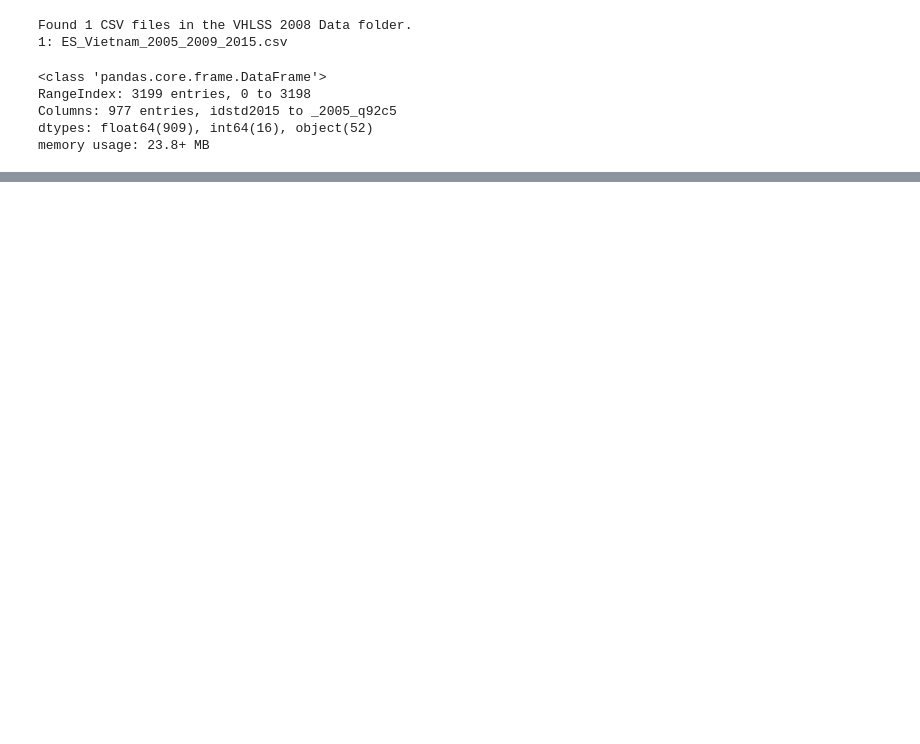
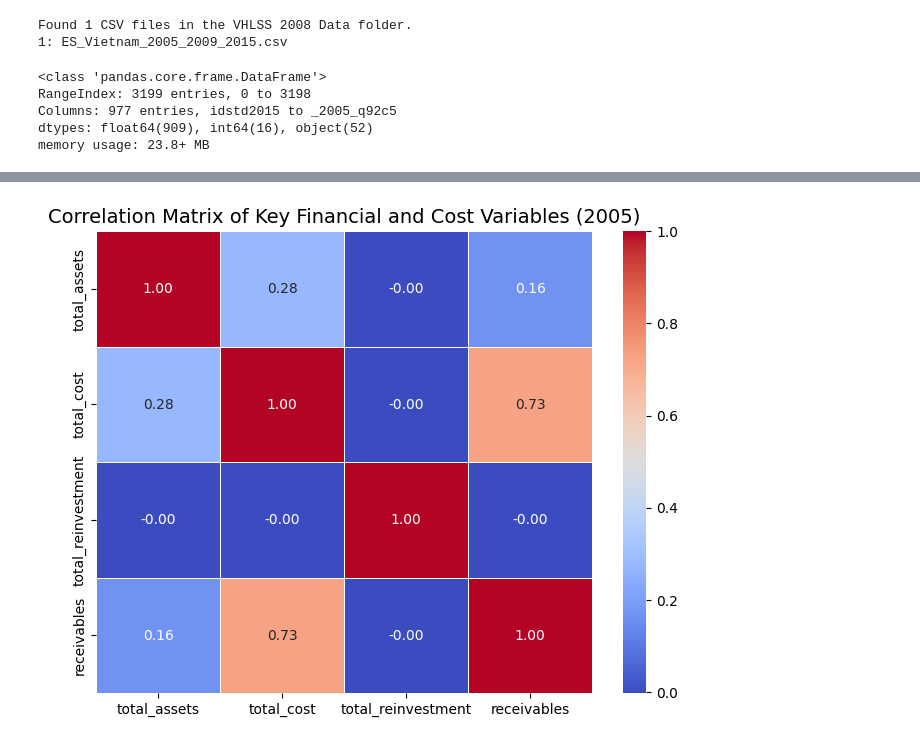
Before and after one commit to Thuan509/Dynamic-Macroeconomics, a Jupyter notebook: PS2_Code/Firms Modelling/data2_process.ipynb, the cells around one changed output, grey strips where cells are left out. Drawn from its saved outputs; the diff is of its cells as text; code cells hidden in the pictures; blank space fills up the shorter version.

```diff
--- a/PS2_Code/Firms Modelling/data2_process.ipynb
+++ b/PS2_Code/Firms Modelling/data2_process.ipynb
@@ -106,0 +221,44 @@ df
+# %%
+# ************************************************ YEAR 2005 ************************************************
+# Select the relevant columns for 2005
+col_05A = ['_2005_q86a1', '_2005_q86a2', '_2005_q86a3', '_2005_q86a4', '_2005_q86a5', '_2005_q86a6',
+           '_2005_q86a8', '_2005_q86a9', '_2005_q86a10', '_2005_q86a11']
+col_05B = ['_2005_q91a1', '_2005_q91a7', '_2005_q91a12', '_2005_q87a', '_2005_q87d']
+
+# Select the 2005 data by including only the relevant columns
+df_2005 = df[col_id + col_05A + col_05B]
+
+# Apply pd.to_numeric column by column (for the selected columns)
+df_2005 = df_2005.apply( pd.to_numeric, errors='coerce')
+
+# Replace all occurrences of -9 with NaN to handle missing or erroneous data
+df_2005.replace(-9, float('nan'), inplace=True)
+
+# Calculate the total value of reinvestment in the establishment
+df_2005['total_reinvestment'] = df_2005['_2005_q87a'] * (df_2005['_2005_q87d'] / 100)
+
+# Calculate total assets excluding receivables
+df_2005['total_assets'] = df_2005['_2005_q91a1'] - df_2005['_2005_q91a12']
+
+# Label 'q91a12' as receivables separately
+df_2005['receivables'] = df_2005['_2005_q91a12']
+
+# Select the relevant columns for the cost calculation
+cost_columns = ['_2005_q86a3', '_2005_q86a4', '_2005_q86a5', '_2005_q86a6', '_2005_q86a8', '_2005_q86a9', '_2005_q86a10', '_2005_q86a11']
+
+# Calculate the total cost by summing up the selected columns
+df_2005['total_cost'] = df_2005[cost_columns].sum(axis=1)
+# %%
+# Selecting variables to plot correlation
+corr_vars2 = ['total_assets', 'total_cost', 'total_reinvestment', 'receivables']
+
+# Calculate correlation matrix for the selected variables
+corr_matrix2 = df_2005[corr_vars2].corr()
+
+# Plot the heatmap of the correlation matrix
+plt.figure(figsize=(8, 6))
+sns.heatmap(corr_matrix2, annot=True, cmap='coolwarm', fmt='.2f', linewidths=0.5, cbar=True)
+plt.title('Correlation Matrix of Key Financial and Cost Variables (2005)', fontsize=14)
+plt.show()
+# %% [output]
+[figure, added]
```
Also changed, not shown: parts of 8 cells of this notebook, 10 other files.
